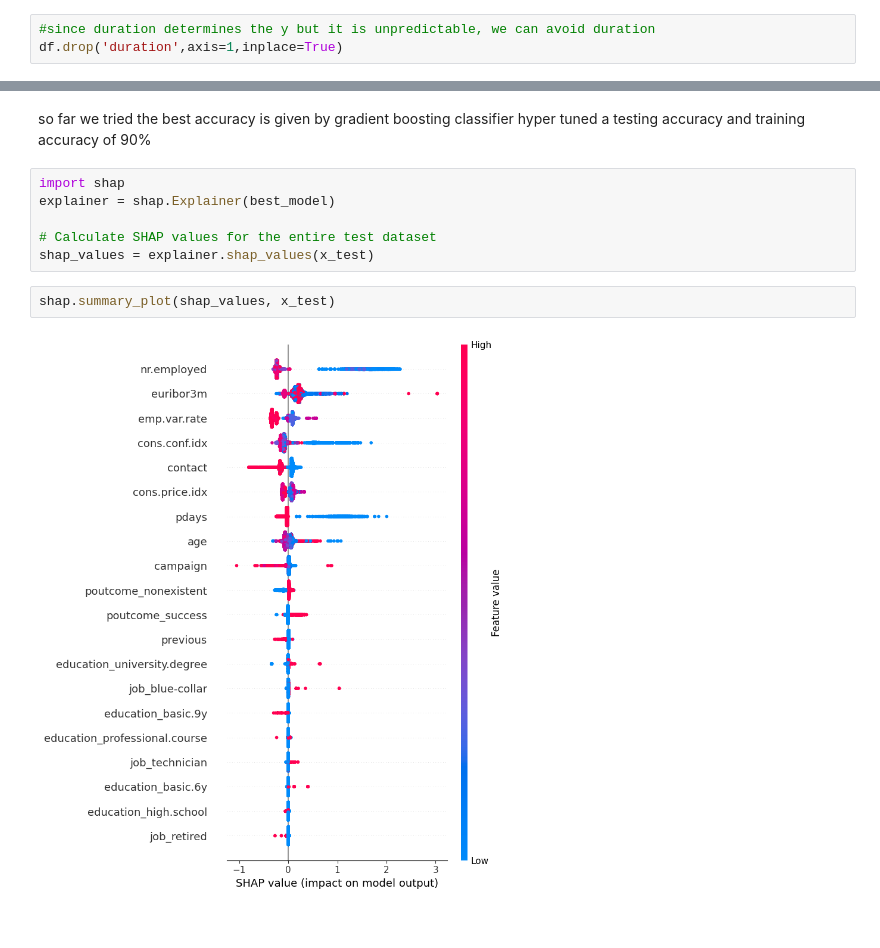
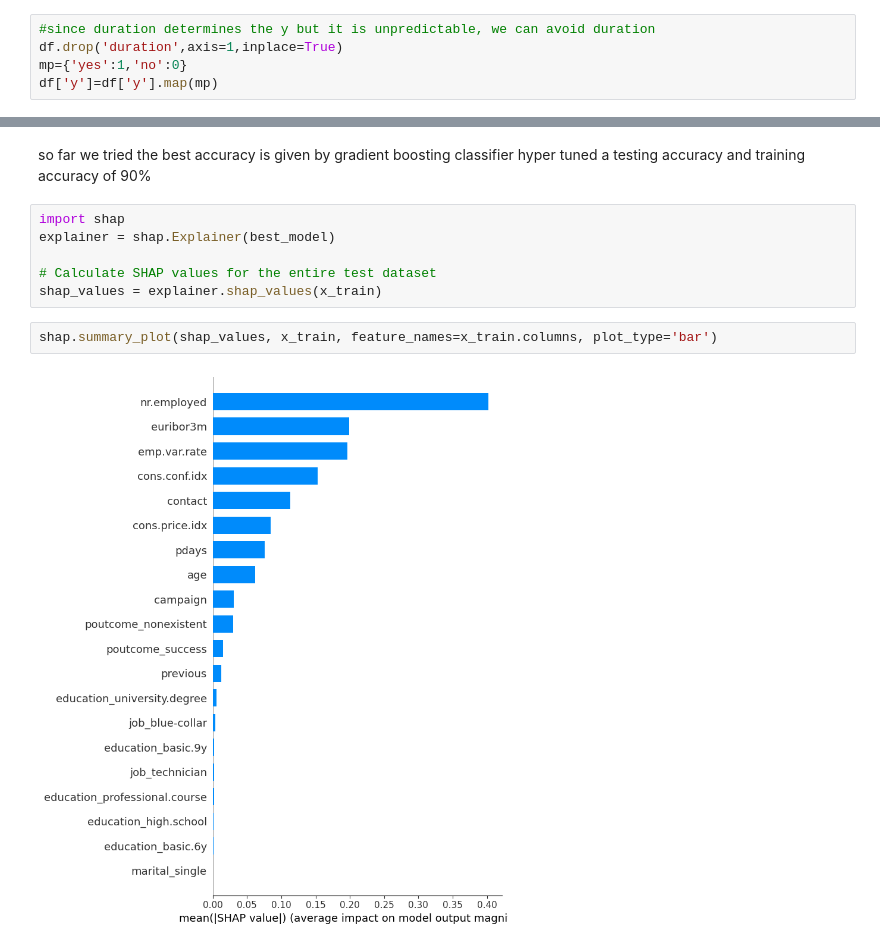
Before and after one commit to Farzinaayub/Digital-Intell, a Jupyter notebook: classification.ipynb, the cells around one changed output, grey strips where cells are left out. Saved outputs shown, nothing was run; the diff lists cells and outputs as text.

Commit message:
shap plot global and local

```diff
--- a/classification.ipynb
+++ b/classification.ipynb
@@ -175,6 +175,8 @@ df.head().T
 # %%
 #since duration determines the y but it is unpredictable, we can avoid duration
 df.drop('duration',axis=1,inplace=True)
+mp={'yes':1,'no':0}
+df['y']=df['y'].map(mp)
 # %%
 from sklearn.model_selection import train_test_split
 x = df.drop('y',axis=1,inplace=False)
@@ -345,8 +346,8 @@ import shap
 explainer = shap.Explainer(best_model)
 
 # Calculate SHAP values for the entire test dataset
-shap_values = explainer.shap_values(x_test)
+shap_values = explainer.shap_values(x_train)
 # %%
-shap.summary_plot(shap_values, x_test)
+shap.summary_plot(shap_values, x_train, feature_names=x_train.columns, plot_type='bar')
 # %% [output]
-[figure, old version]
+[figure, new version]
```
Also changed, not shown: parts of 5 cells of this notebook, 1 other file.
